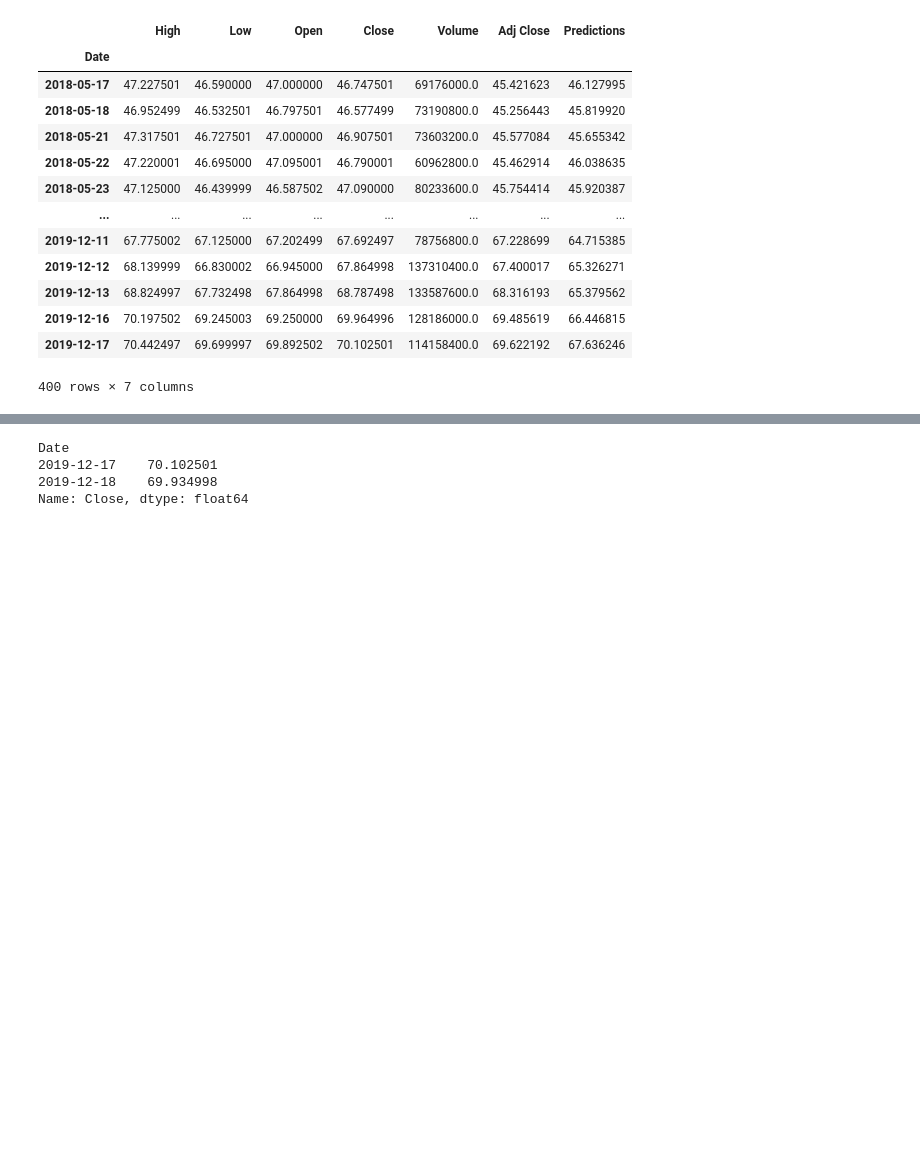
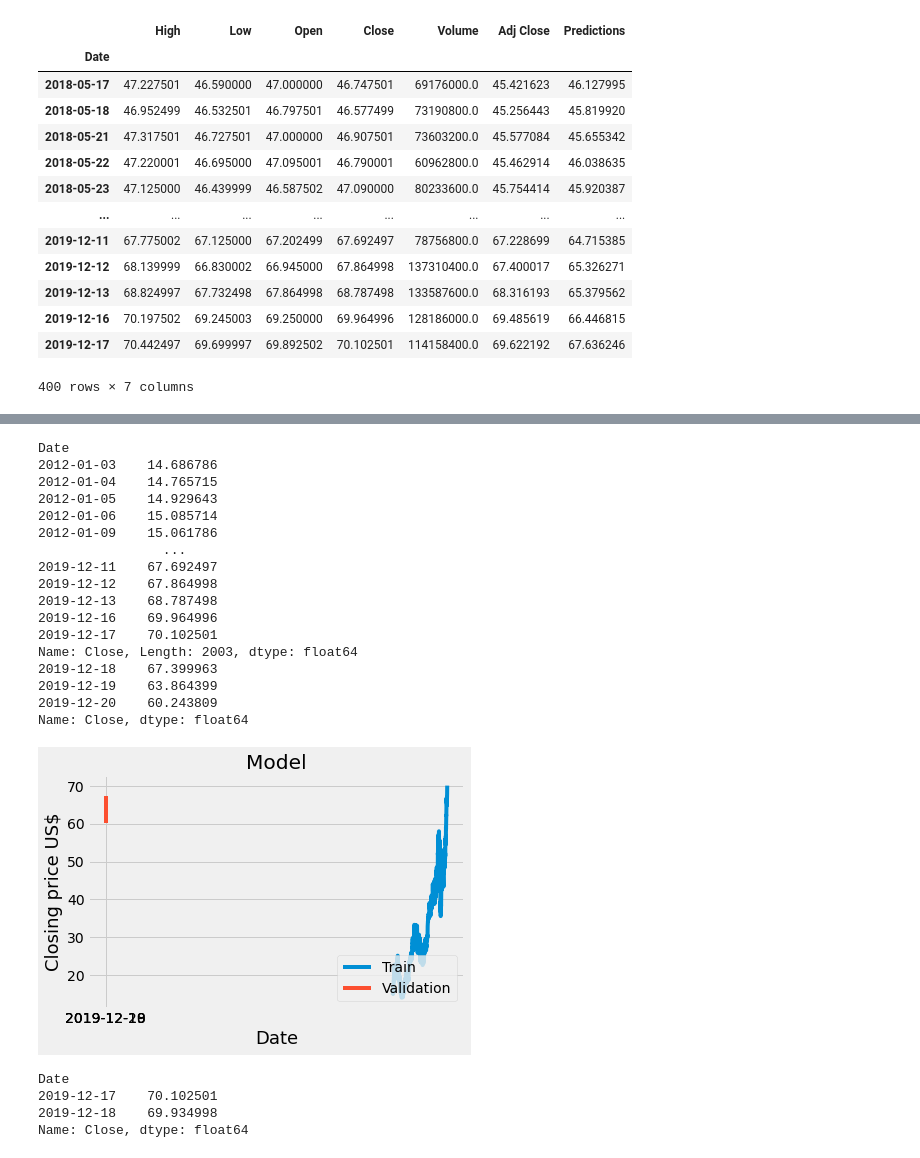
Before and after one commit to GlenOFI/lstm, a Jupyter notebook: stockpricepredictor.ipynb, the cells around one changed output, grey strips where cells are left out. Saved outputs shown, nothing was run; the diff lists cells and outputs as text; code cells hidden in the pictures; blank space fills up the shorter version.

```diff
--- a/stockpricepredictor.ipynb
+++ b/stockpricepredictor.ipynb
@@ -22,7 +22,7 @@ Imports done
 stock = 'AAPL'
 samples_len = 60
 test_data_ratio = 0.8
-predict_len = 10
+predict_len = 3
 # %%
 # Get stock price data
 price_data = web.DataReader(stock, data_source='yahoo', start='2012-01-01', end='2019-12-17')
@@ -221,3 +306,43 @@ print(pred_price)
+# %%
+# Plot future predictions (uses last predicted data to predict future rather than actual data)
+# TODO: need to figure out why the future values are not plotting correctly
+
+
+# train = price_data[: training_data_len]
+# valid = price_data[training_data_len :]
+# valid['Predictions'] = predictions
+
+print(price_data['Close'])
+print(future['Close'])
+plt.figure(figsize=(20,8))
+# plt.figure()
+plt.title('Model')
+plt.xlabel('Date', fontsize=18)
+plt.ylabel('Closing price US$', fontsize=18)
+plt.plot(price_data['Close'])
+plt.plot(future['Close'])
+# plt.plot(valid[['Close', 'Predictions']])
+plt.legend(['Train', 'Validation', 'Predictions'], loc='lower right')
+plt.show()
+# %% [output]
+Date
+2012-01-03    14.686786
+2012-01-04    14.765715
+2012-01-05    14.929643
+2012-01-06    15.085714
+2012-01-09    15.061786
+                ...
+2019-12-11    67.692497
+2019-12-12    67.864998
+2019-12-13    68.787498
+2019-12-16    69.964996
+2019-12-17    70.102501
+Name: Close, Length: 2003, dtype: float64
+2019-12-18    67.399963
+2019-12-19    63.864399
+2019-12-20    60.243809
+Name: Close, dtype: float64
+[figure, added]
 # %%
 actual = web.DataReader(stock, data_source='yahoo', start='2019-12-18', end='2019-12-18')
 print(actual['Close'])
```
Also changed, not shown: parts of 6 cells of this notebook, 1 other file.
